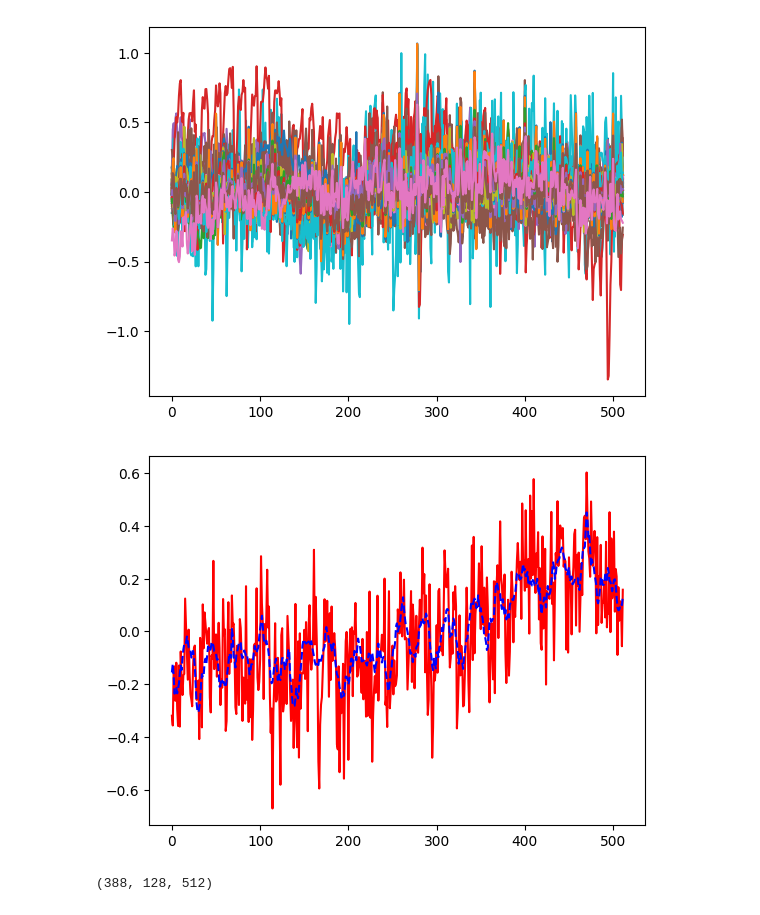
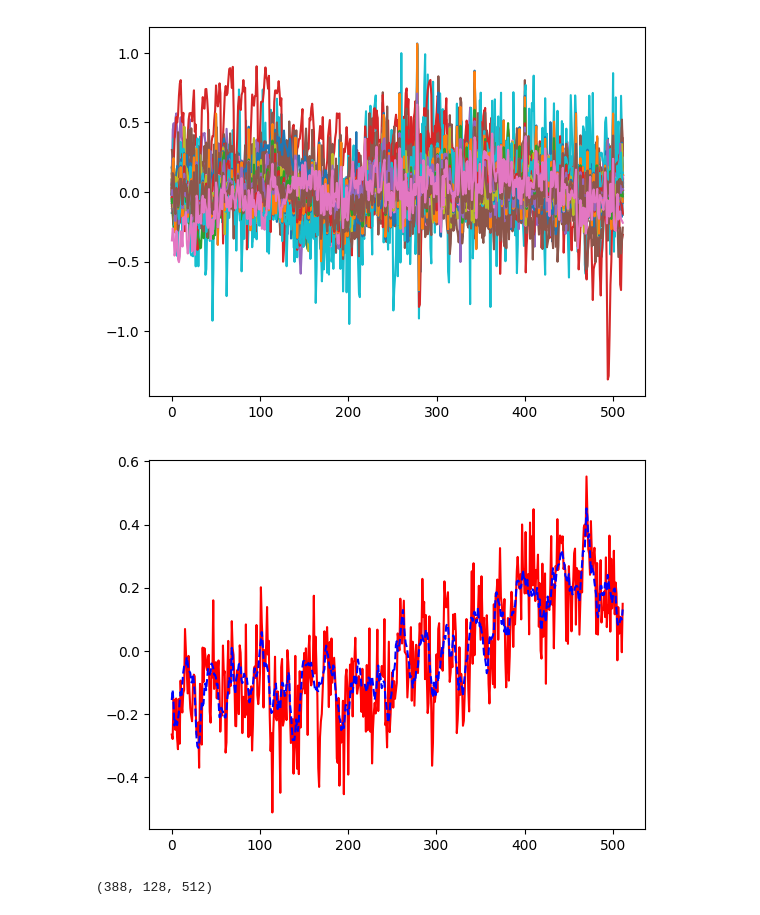
Before and after one commit to nelewerner/ml-project, a Jupyter notebook: inner-speech-drake.ipynb, the cells around one changed output. Saved outputs shown, nothing was run; the diff lists cells and outputs as text; code cells hidden in the pictures.

```diff
--- a/inner-speech-drake.ipynb
+++ b/inner-speech-drake.ipynb
@@ -120,12 +120,12 @@ X_trainval, X_test, y_trainval, y_test = train_test_split(X_resize, y, test_size
 X_train1, X_val, y_train1, y_val = train_test_split(X_trainval, y_trainval, test_size=0.1)
 # %%
 data_shape = X_train1.shape
-noise = np.random.normal(loc=0.0, scale=0.15, size=data_shape)
+noise = np.random.normal(loc=0.0, scale=0.1, size=data_shape)
 X_noisy = np.add(X_train1, noise)
 plt.plot(X_noisy[1,64,:],'r');
 plt.plot(X_train1[1,64,:], 'b--');
 # %% [output]
-[figure, old version]
+[figure, new version]
 # %%
 X_train = np.concatenate((X_train1,X_noisy))
 print(X_train.shape)
```
Also changed, not shown: parts of 3 cells of this notebook.
